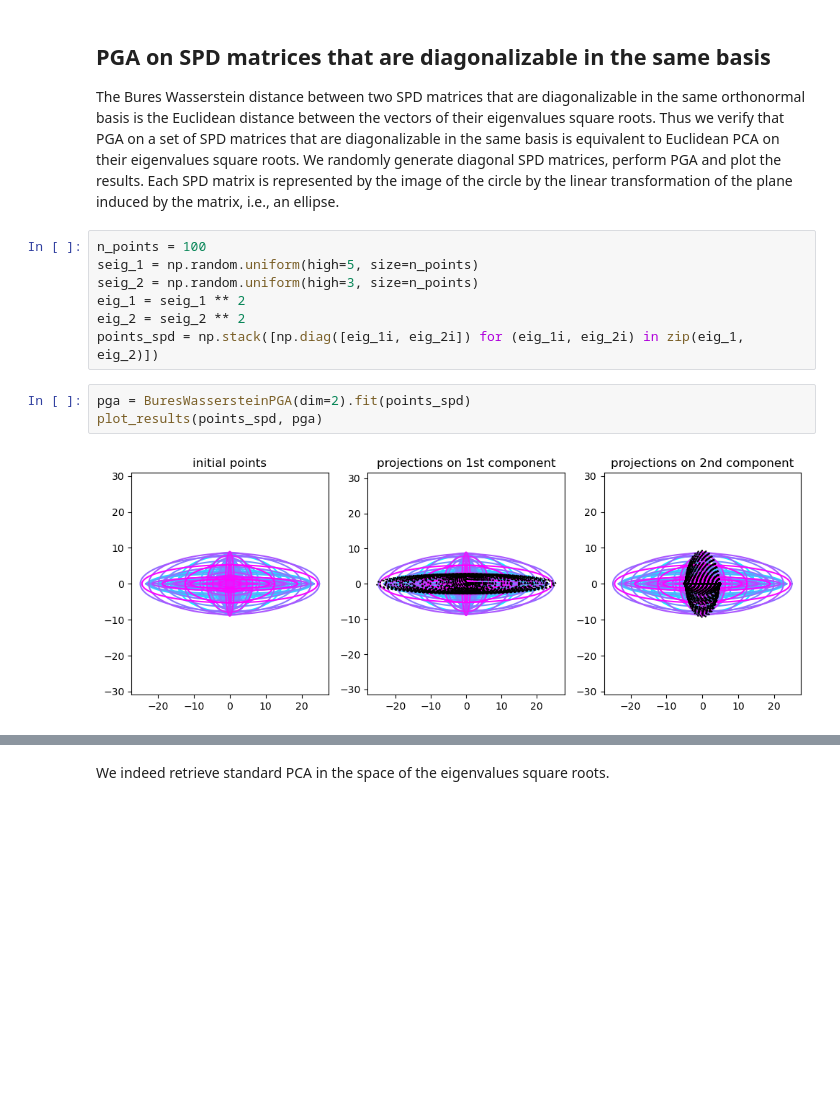
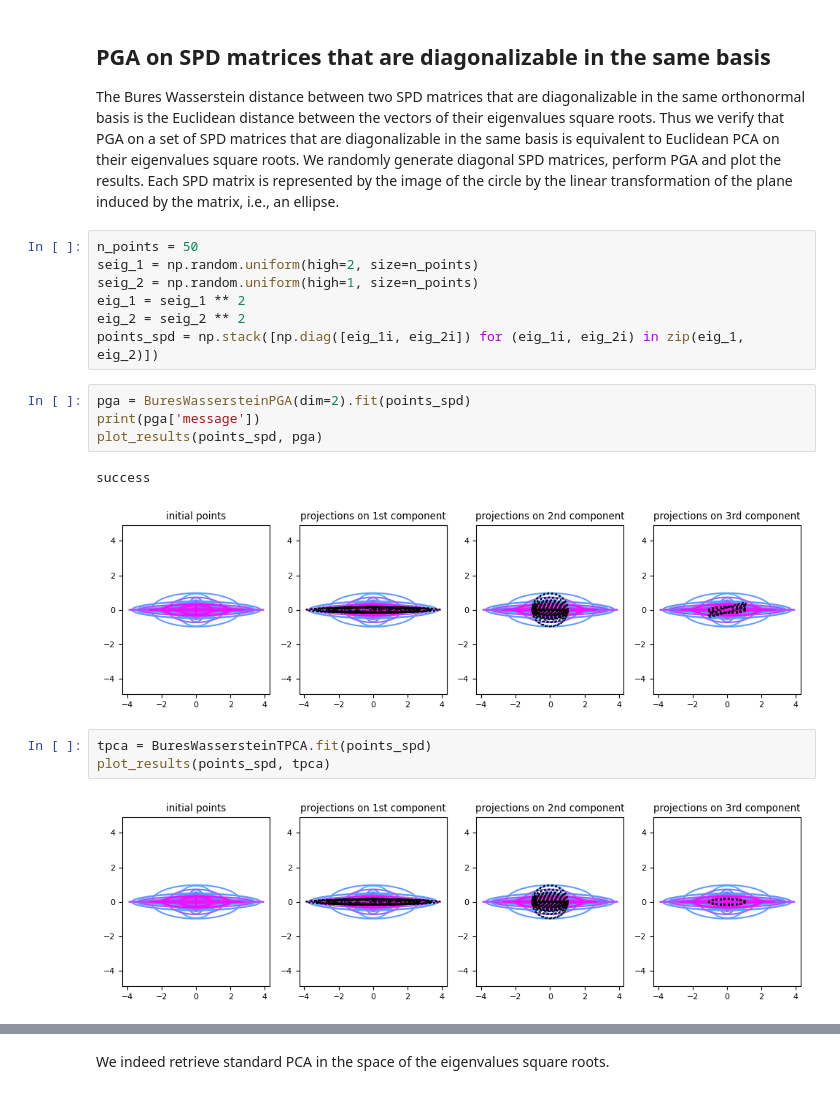
Before and after one commit to alebrigant/bures-wasserstein-gpca, a Jupyter notebook: examples/pga_and_spectral_decomposition.ipynb, the cells around one changed output, grey strips where cells are left out. Saved outputs shown, nothing was run; the diff lists cells and outputs as text; blank space fills up the shorter version.

```diff
--- a/examples/pga_and_spectral_decomposition.ipynb
+++ b/examples/pga_and_spectral_decomposition.ipynb
@@ -19,15 +17,22 @@ INFO: Using numpy backend
 
 The Bures Wasserstein distance between two SPD matrices that are diagonalizable in the same orthonormal basis is the Euclidean distance between the vectors of their eigenvalues square roots. Thus we verify that PGA on a set of SPD matrices that are diagonalizable in the same basis is equivalent to Euclidean PCA on their eigenvalues square roots. We randomly generate diagonal SPD matrices, perform PGA and plot the results. Each SPD matrix is represented by the image of the circle by the linear transformation of the plane induced by the matrix, i.e., an ellipse.
 # %%
-n_points = 100
-seig_1 = np.random.uniform(high=5, size=n_points)
-seig_2 = np.random.uniform(high=3, size=n_points)
+n_points = 50
+seig_1 = np.random.uniform(high=2, size=n_points)
+seig_2 = np.random.uniform(high=1, size=n_points)
 eig_1 = seig_1 ** 2
 eig_2 = seig_2 ** 2
 points_spd = np.stack([np.diag([eig_1i, eig_2i]) for (eig_1i, eig_2i) in zip(eig_1, eig_2)])
 # %%
 pga = BuresWassersteinPGA(dim=2).fit(points_spd)
+print(pga['message'])
 plot_results(points_spd, pga)
 # %% [output]
+success
-[figure, old version]
+[figure, new version]
+# %%
+tpca = BuresWassersteinTPCA.fit(points_spd)
+plot_results(points_spd, tpca)
+# %% [output]
+[figure, added]
 # %%
```
Also changed, not shown: parts of 9 cells of this notebook, 4 other files.
